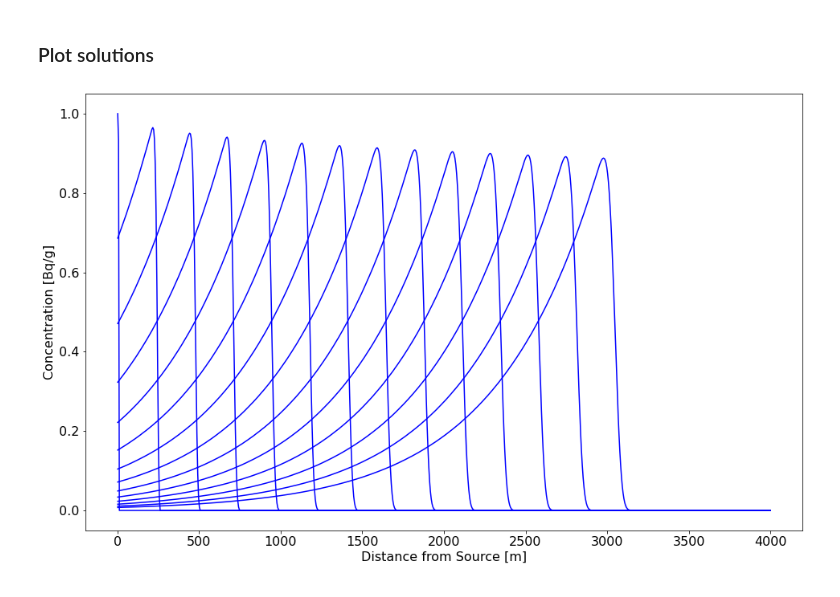
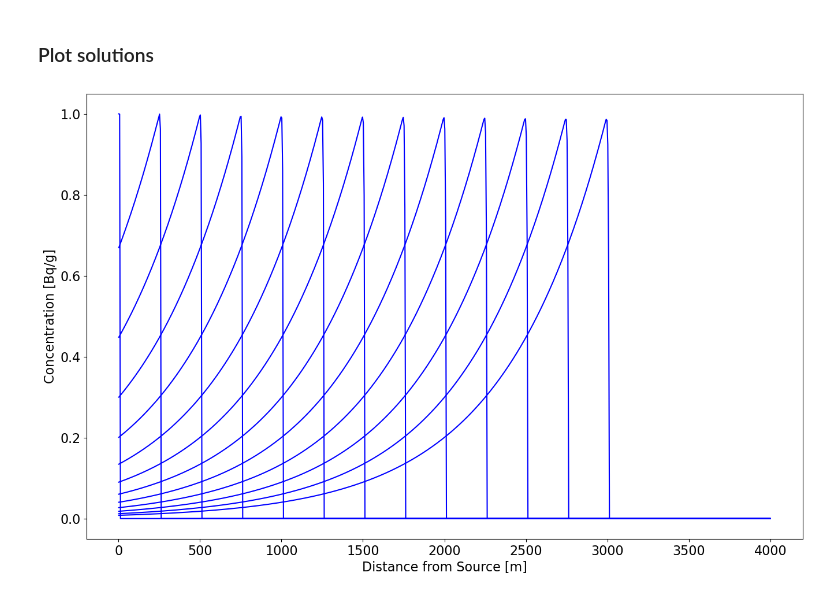
Before and after one commit to Roythebuilder15/Geos518, a Jupyter notebook: Module 5/mod05-1D-Advection-Assignment.ipynb, the cells around one changed output. Saved outputs shown, nothing was run; the diff lists cells and outputs as text; code cells hidden in the pictures.

```diff
--- a/Module 5/mod05-1D-Advection-Assignment.ipynb
+++ b/Module 5/mod05-1D-Advection-Assignment.ipynb
@@ -23,7 +23,7 @@ import numpy as np
 import matplotlib.pyplot as plt
 
 dx = 5.0  # Spatial interval [m] - DON'T CHANGE
-dt =      # Time step [yr]
+dt = 16.05      # Time step [yr]
 
 # Fraction of initial tank volume lost each year [yr-1]
 k_tank = 0.0005
@@ -73,11 +73,13 @@ c0 = np.zeros((Nx,1))
 c0[0] = 1
 
 # Boundary condition: concentration decreases at a rate of k_tank [yr-1]
+c_0 = np.zeros((Nt))
+c_0 = c0[0]*np.exp(-k_tank*t)
 
 
 plt.figure(figsize=(16,10))
 plt.rcParams.update({'font.size': 18})
-plt.plot(t,csource)
+plt.plot(t,c_0)
 plt.xlabel('Time after start of leak [yr]')
 plt.ylabel('Concentration at leak site [GBq/g]')
 plt.show()
@@ -103,8 +105,9 @@ for i in np.arange(Nt):
     for j in np.arange(Nx):
 
         if (j==0):
-
+            Cnext[0] = c_0[i]
         else:
+            Cnext[j] = Cprev[j] + q*(dt/dx)*(Cprev[j-1] - Cprev[j])
 
     C[:,i] = Cnext
 # %% [markdown]
@@ -112,15 +115,16 @@ for i in np.arange(Nt):
 # %%
 ## First off, let's change the font size for all of our plots to be more legible
 plt.rcParams.update({'font.size': 16})
 plt.figure(figsize=(16,10))
 
-
+for p in np.arange(0,Nt,50):
+    plt.plot(x,C[:,p],'b')
 
 plt.ylabel('Concentration [Bq/g]')
 plt.xlabel('Distance from Source [m]')
 plt.show()
 # %% [output]
-[figure, old version]
+[figure, new version]
 # %%
 xx,tt = np.meshgrid(t,x)
 
```
Also changed, not shown: parts of 4 cells of this notebook.
